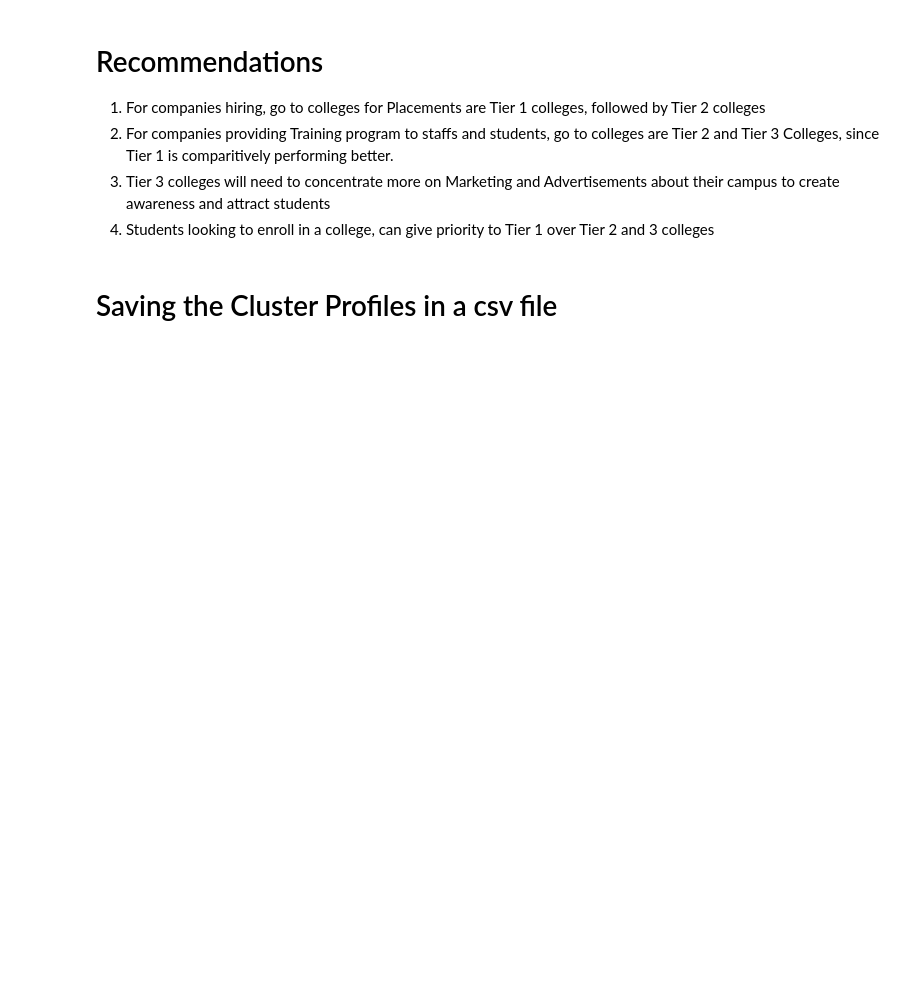
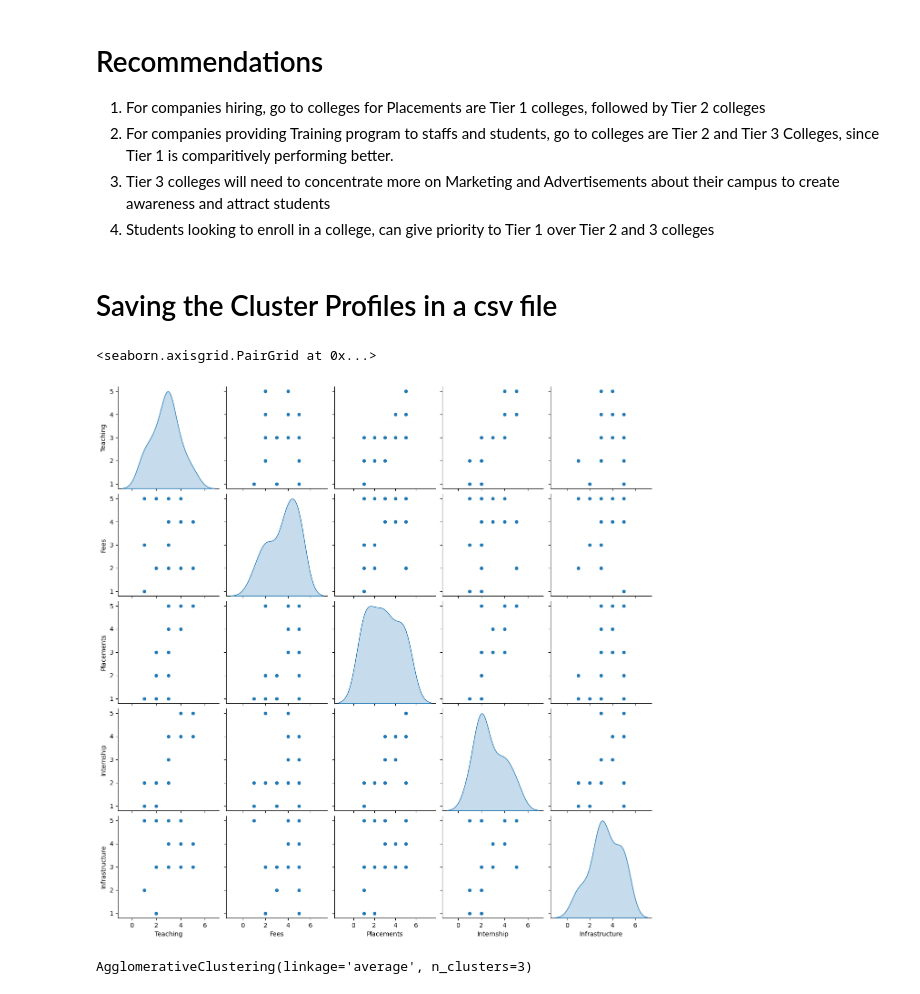
Before and after one commit to Rajesh2015/un-supervised-learning, a Jupyter notebook: Hierchical Clustering/Engg+College+Data_Hierarchial+Cluster_Solution_File.ipynb, the cells around one changed output. Drawn from its saved outputs; the diff is of its cells as text; code cells hidden in the pictures; blank space fills up the shorter version.

```diff
--- a/Hierchical Clustering/Engg+College+Data_Hierarchial+Cluster_Solution_File.ipynb
+++ b/Hierchical Clustering/Engg+College+Data_Hierarchial+Cluster_Solution_File.ipynb
@@ -192,3 +194,8 @@ aggdata
 # Saving the Cluster Profiles in a csv file
 # %%
 #aggdata.to_csv('enggdata_hc.csv')
+# %%
+sns.pairplot(enggdata,diag_kind='kde')
+# %% [output]
+<seaborn.axisgrid.PairGrid at 0x...>
+[figure, added]
@@ -194,0 +204,5 @@ aggdata
+# %%
+agg_model = AgglomerativeClustering(n_clusters=3,metric='euclidean',linkage='average')
+agg_model.fit(enggdata.iloc[:,1:6])
+# %% [output]
+AgglomerativeClustering(linkage='average', n_clusters=3)
```
Also changed, not shown: parts of 10 cells of this notebook.
